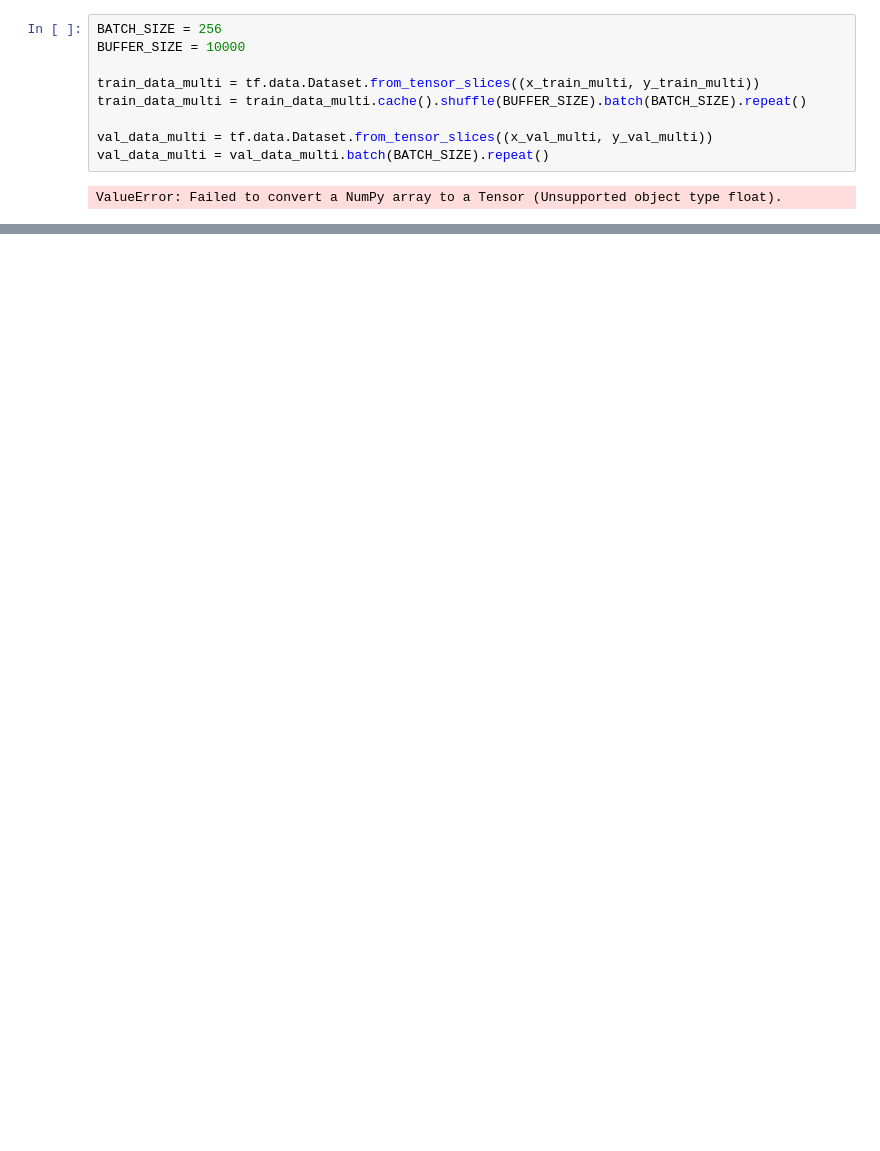
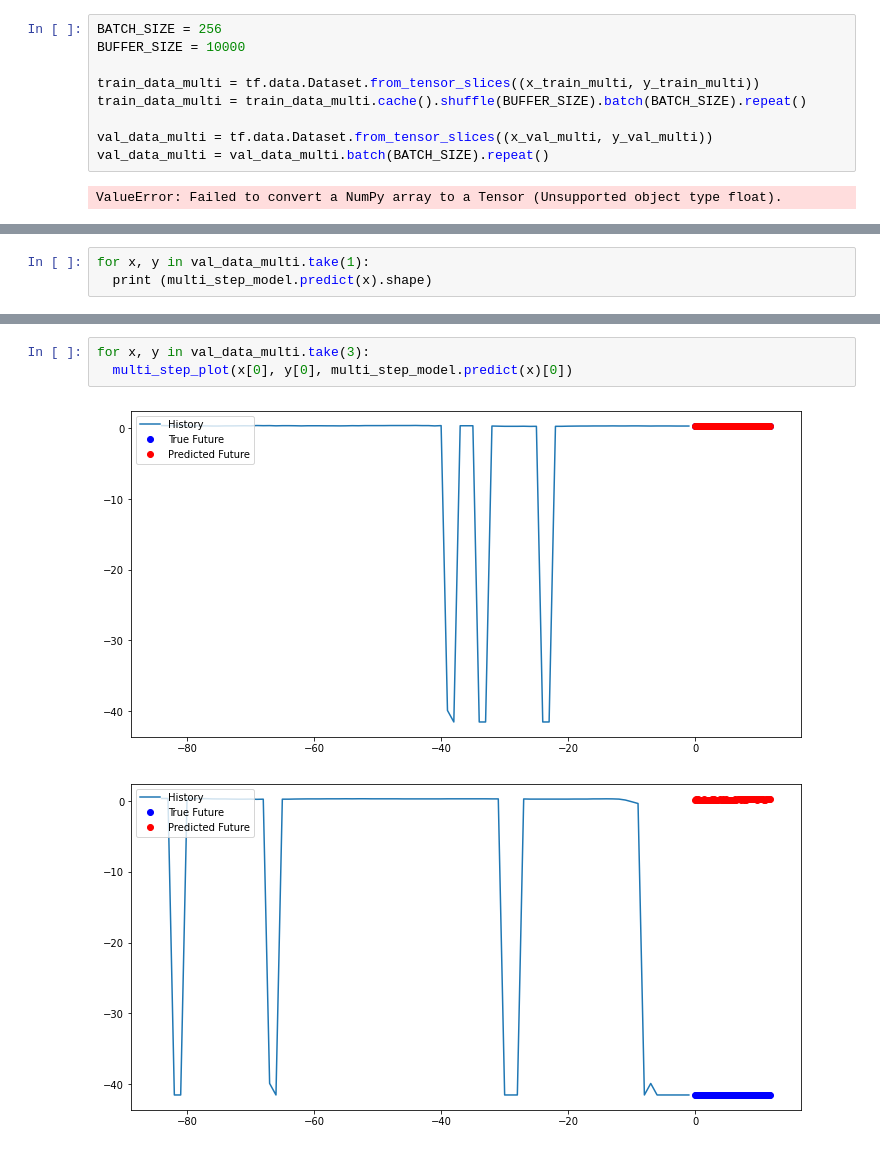
Before and after one commit to alexantg/PredictiveMaintenanceILS, a Jupyter notebook: TimeSeriesForecasting/multipleLSTM.ipynb, the cells around one changed output, grey strips where cells are left out. Saved outputs shown, nothing was run; the diff lists cells and outputs as text; blank space fills up the shorter version.

```diff
--- a/TimeSeriesForecasting/multipleLSTM.ipynb
+++ b/TimeSeriesForecasting/multipleLSTM.ipynb
@@ -71,0 +110,3 @@ ValueError: Failed to convert a NumPy array to a Tensor (Unsupported object type
+# %%
+for x, y in val_data_multi.take(1):
+  print (multi_step_model.predict(x).shape)
@@ -71,0 +163,6 @@ ValueError: Failed to convert a NumPy array to a Tensor (Unsupported object type
+# %%
+for x, y in val_data_multi.take(3):
+  multi_step_plot(x[0], y[0], multi_step_model.predict(x)[0])
+# %% [output]
+[figure, added]
+[figure, added]
```
Also changed, not shown: parts of 12 cells of this notebook, 14 other files.
